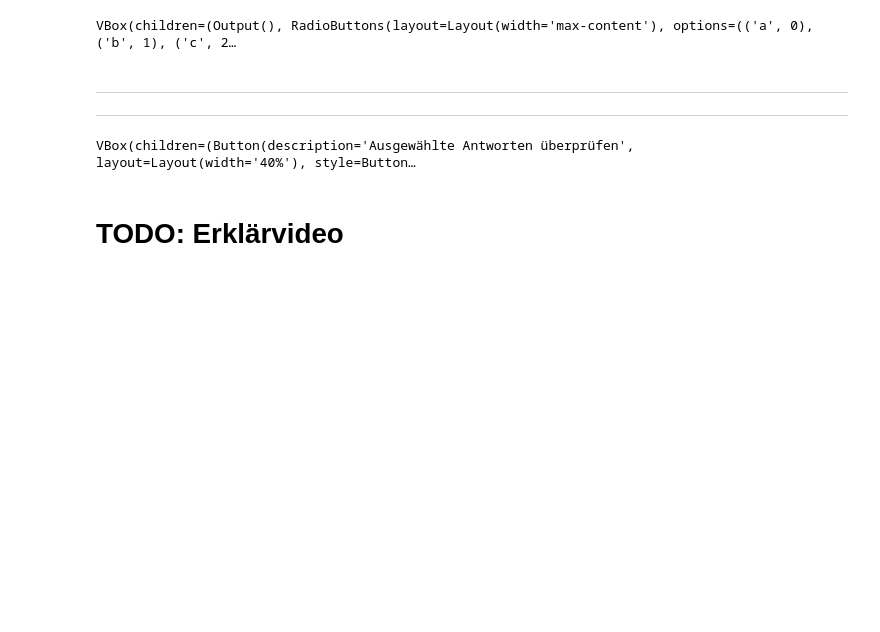
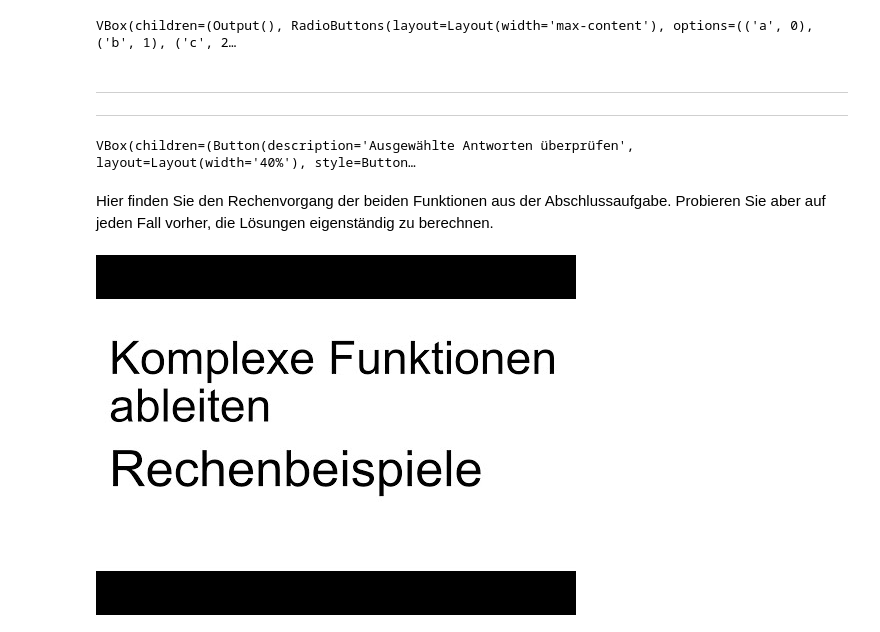
Before and after one commit to realjanpaulus/madh, a Jupyter notebook: Calculus/Kapitel 05 - Ableitungsregeln.ipynb, the cells around one changed output. Cells and saved outputs as stored; diff of their text form; code cells hidden in the pictures; blank space fills up the shorter version.

```diff
--- a/Calculus/Kapitel 05 - Ableitungsregeln.ipynb
+++ b/Calculus/Kapitel 05 - Ableitungsregeln.ipynb
@@ -984,5 +979,9 @@ VBox(children=(Output(), RadioButtons(layout=Layout(width='max-content'), option
 ---
 ---
 VBox(children=(Button(description='Ausgewählte Antworten überprüfen', layout=Layout(width='40%'), style=Button…
-# %% [markdown]
-# TODO: Erklärvideo
+# %% [markdown]
+Hier finden Sie den Rechenvorgang der beiden Funktionen aus der Abschlussaufgabe. Probieren Sie aber auf jeden Fall vorher, die Lösungen eigenständig zu berechnen.
+# %%
+YouTubeVideo("8UQPfGfJoqk", width=900, height=520)
+# %% [output]
+[figure, added]
```
Also changed, not shown: parts of 4 cells of this notebook, 8 other files.
